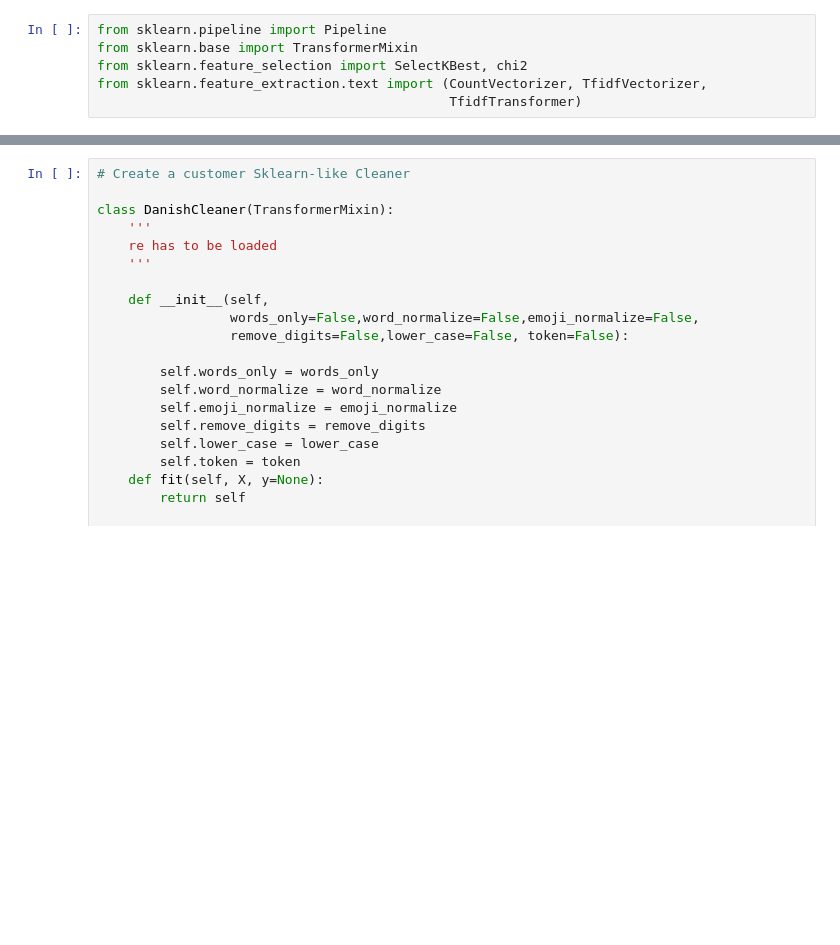
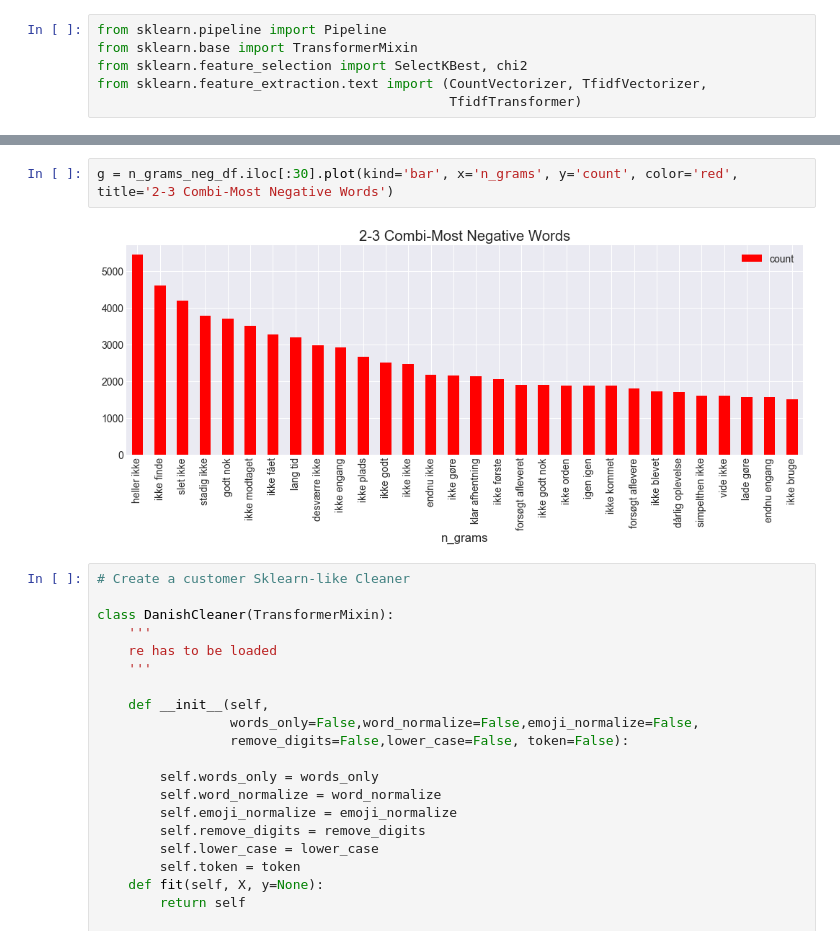
Before and after one commit to Proteusiq/DanishSentiments, a Jupyter notebook: notebooks/EDA_Sentiment.ipynb, the cells around one changed output, grey strips where cells are left out. Drawn from its saved outputs; the diff is of its cells as text; blank space fills up the shorter version.

```diff
--- a/notebooks/EDA_Sentiment.ipynb
+++ b/notebooks/EDA_Sentiment.ipynb
@@ -664,3 +714,7 @@ from sklearn.feature_extraction.text import (CountVectorizer, TfidfVectorizer,
+# %%
+g = n_grams_neg_df.iloc[:30].plot(kind='bar', x='n_grams', y='count', color='red', title='2-3 Combi-Most Negative Words')
+# %% [output]
+[figure, added]
 # %%
 # Create a customer Sklearn-like Cleaner
 
```
Also changed, not shown: parts of 14 cells of this notebook, 2 other files.
